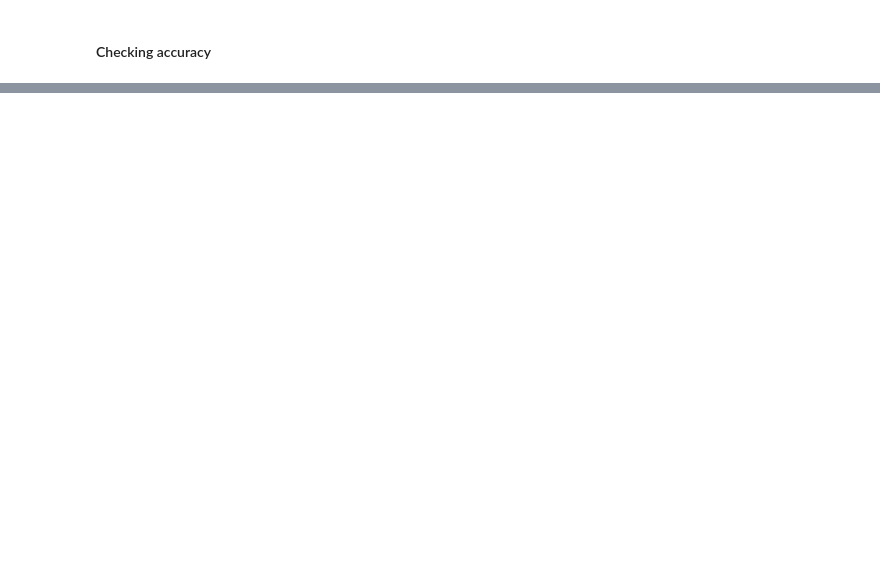
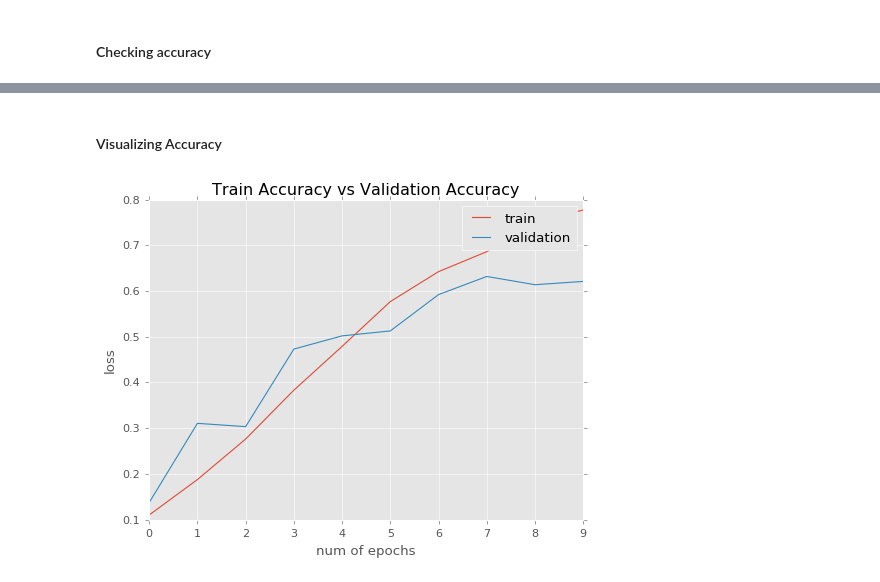
Before and after one commit to gutomcosta/who-is-in-the-photo, a Jupyter notebook: who-is-in-the-photo.ipynb, the cells around one changed output, grey strips where cells are left out. Cells and saved outputs as stored; diff of their text form; code cells hidden in the pictures; blank space fills up the shorter version.

```diff
--- a/who-is-in-the-photo.ipynb
+++ b/who-is-in-the-photo.ipynb
@@ -406,0 +613,15 @@ KeyError: 16
+# %% [markdown]
+#### Visualizing Accuracy
+# %%
+plt.figure(1,figsize=(7,5))
+plt.plot(xc, train_acc)
+plt.plot(xc, validation_acc)
+plt.xlabel('num of epochs')
+plt.ylabel('loss')
+plt.title('Train Accuracy vs Validation Accuracy')
+plt.grid(True)
+plt.legend(['train', 'validation'])
+plt.style.use(['ggplot'])
+plt.show()
+# %% [output]
+[figure, added]
```
Also changed, not shown: parts of 23 cells of this notebook.
